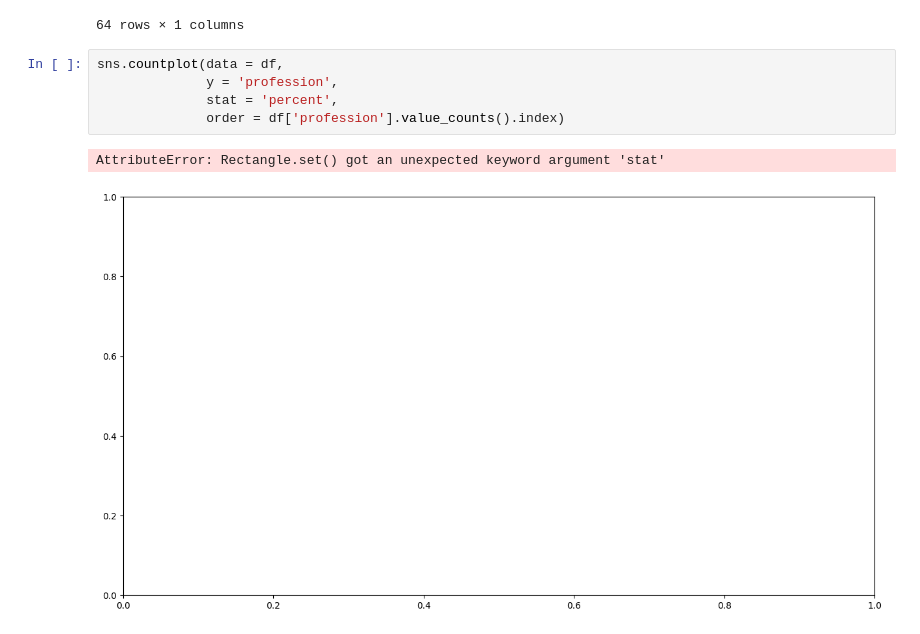
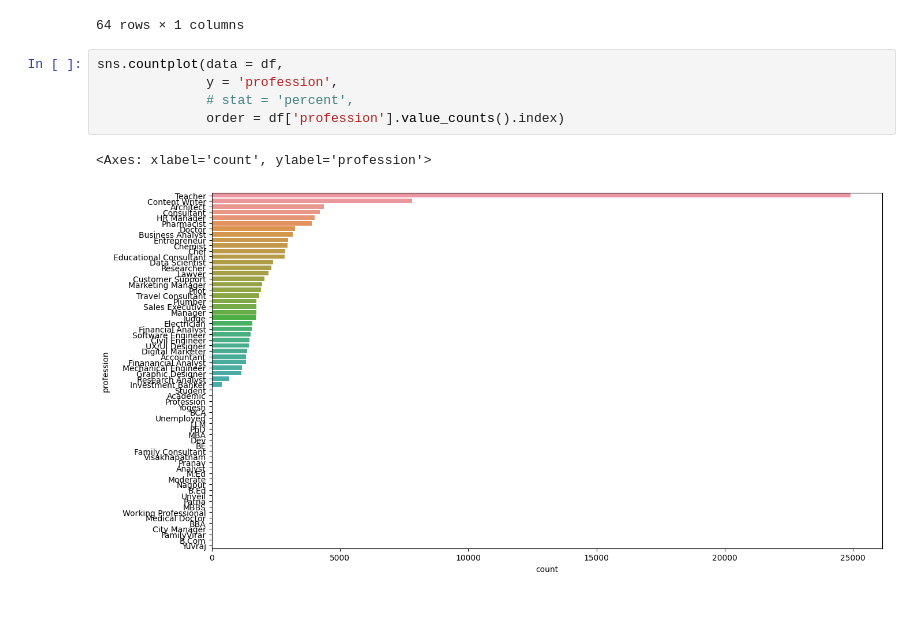
Before and after one commit to sampontiroli/projects, a Jupyter notebook: exploring-mental-health-eda.ipynb, the cells around one changed output. Saved outputs shown, nothing was run; the diff lists cells and outputs as text; blank space fills up the shorter version.

```diff
--- a/exploring-mental-health-eda.ipynb
+++ b/exploring-mental-health-eda.ipynb
@@ -373,8 +380,8 @@ pd.pivot_table(df, index = ['profession'], values = ['depression'], aggfunc = 'c
 # %%
 sns.countplot(data = df,
               y = 'profession',
-              stat = 'percent',
+              # stat = 'percent',
               order = df['profession'].value_counts().index)
 # %% [output]
-AttributeError: Rectangle.set() got an unexpected keyword argument 'stat'
+<Axes: xlabel='count', ylabel='profession'>
-[figure, old version]
+[figure, new version]
```
Also changed, not shown: parts of 3 cells of this notebook.
